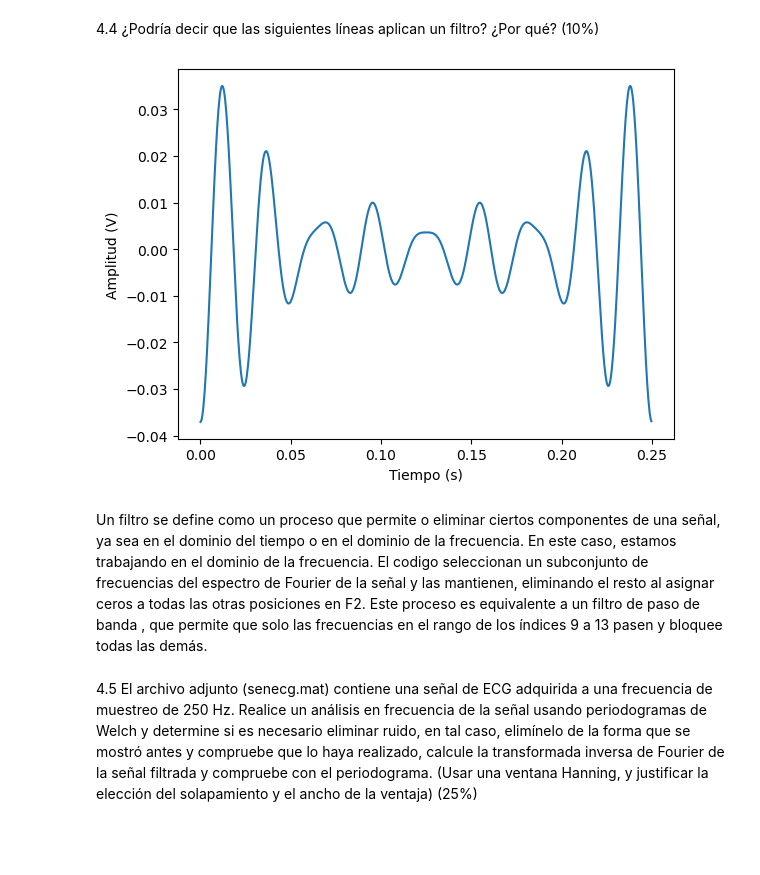
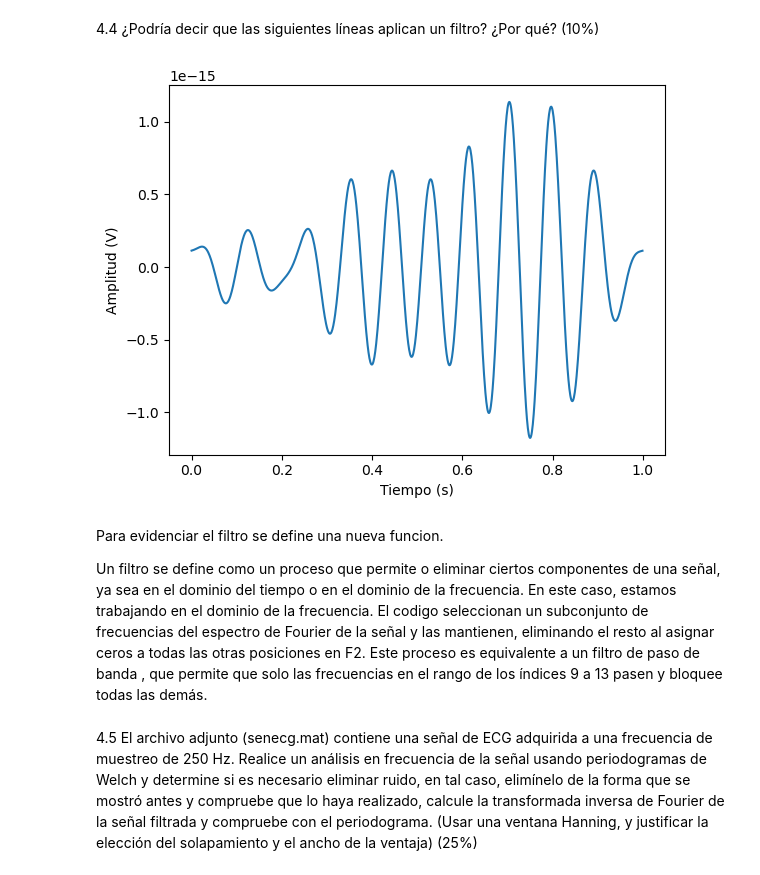
Before and after one commit to LuEnciso21/BIOSENALES24II, a Jupyter notebook: Practica5/P6_AESPECTRAL_LUISAENCISO_JADERCHINGAL.ipynb, the cells around one changed output. Drawn from its saved outputs; the diff is of its cells as text; code cells hidden in the pictures; blank space fills up the shorter version.

```diff
--- a/Practica5/P6_AESPECTRAL_LUISAENCISO_JADERCHINGAL.ipynb
+++ b/Practica5/P6_AESPECTRAL_LUISAENCISO_JADERCHINGAL.ipynb
@@ -275,33 +275,38 @@ plt.show()
 # %% [markdown]
 4.4 ¿Podría decir que las siguientes líneas aplican un filtro? ¿Por qué? (10%)
 # %%
+fs = 1000  # Frecuencia de muestreo
+t = np.arange(0, 1, 1/fs)  # Tiempo de 1 segundo con pasos de 1/fs
+x = np.sin(2*np.pi*50*t) + np.sin(2*np.pi*120*t)  # Ejemplo de señal con dos frecuencias
 # Transformada de Fourier de la señal original
-F1 = np.fft.fft(X_fft)
+F1 = np.fft.fft(x)
 
 # Crear un array de frecuencias filtradas (inicialmente todas en cero)
 F2 = np.zeros((len(F1)), dtype=complex)  # Asegúrate de que F2 sea complejo
 
 # Filtrar las frecuencias entre los índices 9 y 13
 F2[9:13] = F1[9:13]
 
 # Transformada inversa de Fourier para reconstruir la señal filtrada
 xr = np.fft.ifft(F2)
 
 # Crear la figura para graficar la señal filtrada
 fig = plt.figure()
 ax = fig.add_subplot(111)
 
 # Graficar la parte real de la señal reconstruida
 ax.plot(t, np.real(xr))
 
 # Etiquetas de los ejes
 ax.set(xlabel='Tiempo (s)', ylabel='Amplitud (V)')
 
 # Mostrar el gráfico
 plt.show()
 # %% [output]
-[figure, old version]
+[figure, new version]
 # %% [markdown]
+Para evidenciar el filtro se define una nueva funcion.
+
 Un filtro se define como un proceso que permite o eliminar ciertos componentes de una señal, ya sea en el dominio del tiempo o en el dominio de la frecuencia. En este caso, estamos trabajando en el dominio de la frecuencia.
 El codigo seleccionan un subconjunto de frecuencias del espectro de Fourier de la señal y las mantienen, eliminando el resto al asignar ceros a todas las otras posiciones en F2. Este proceso es equivalente a un filtro de paso de banda , que permite que solo las frecuencias en el rango de los índices 9 a 13 pasen y bloquee todas las demás.
 # %% [markdown]
```
Also changed, not shown: parts of 4 cells of this notebook.
